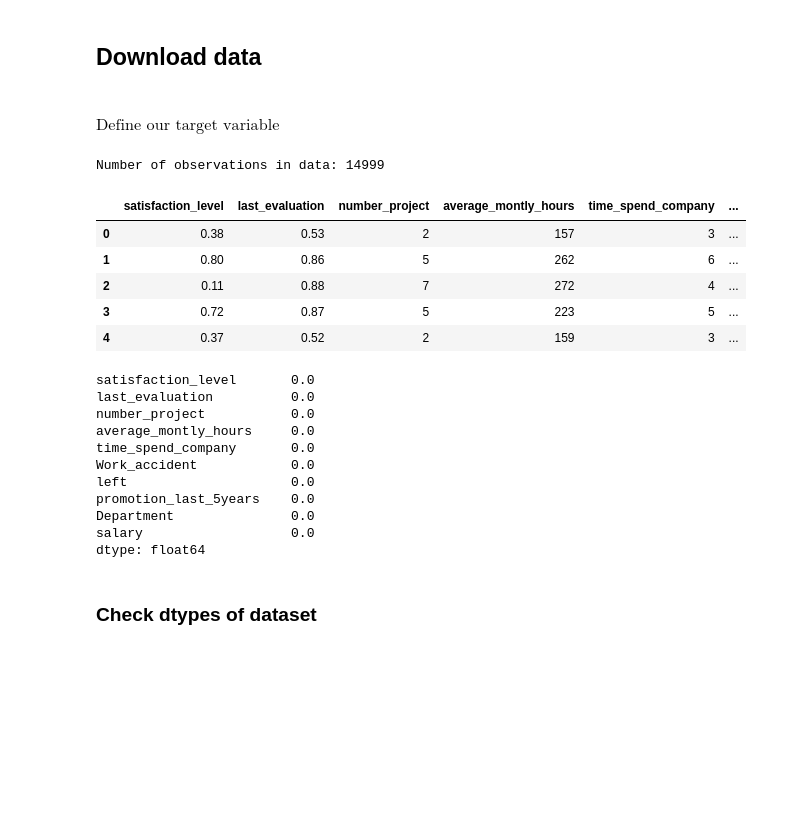
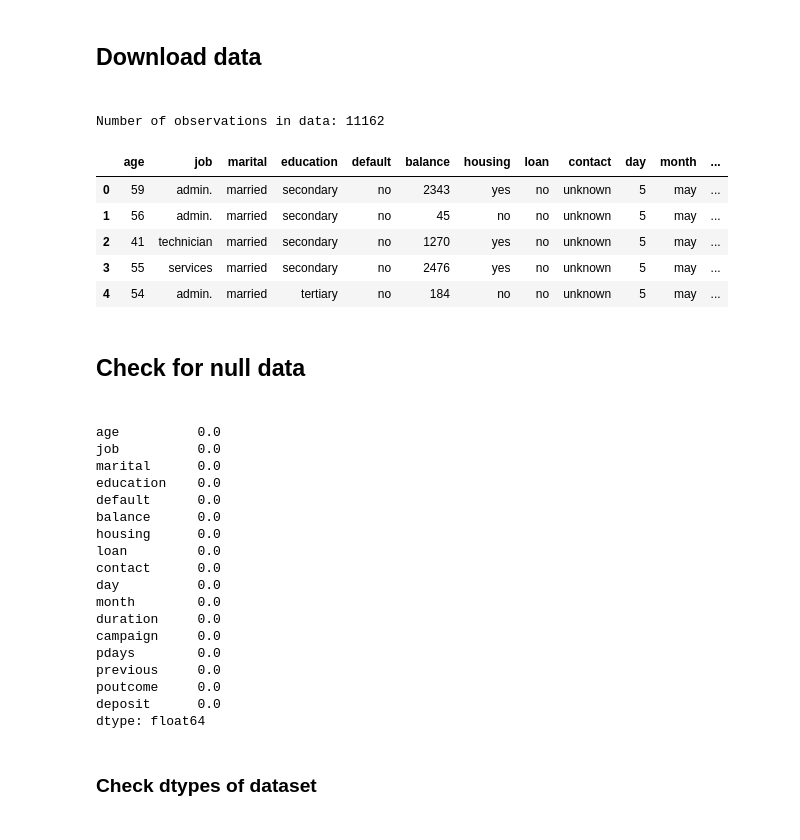
Before and after one commit to kvbiii/ML_Algorithms_from_scratch, a Jupyter notebook: Logistic_Regression/Logistic_Regression_example.ipynb, the cells around one changed output. Drawn from its saved outputs; the diff is of its cells as text; code cells hidden in the pictures; blank space fills up the shorter version.

```diff
--- a/Logistic_Regression/Logistic_Regression_example.ipynb
+++ b/Logistic_Regression/Logistic_Regression_example.ipynb
@@ -114,2 +87,0 @@ data_binary_classification = pd.read_csv('Data/HR.csv')
-# %% [markdown]
-$\text{Define our target variable}$
@@ -118,27 +88,40 @@ target_binary = "left"
+# %%
+data = pd.read_csv("Data/bank-balanced.csv")
+X = data.drop("deposit", axis=1)
+y = data["deposit"]
 # %%
-print("Number of observations in data: {}".format(len(data_binary_classification)))
-data_binary_classification.head()
+print("Number of observations in data: {}".format(len(data)))
+data.head()
 # %% [output]
-Number of observations in data: 14999
+Number of observations in data: 11162
-|  | satisfaction_level | last_evaluation | number_project | average_montly_hours | time_spend_company | ... |
-| 0 | 0.38 | 0.53 | 2 | 157 | 3 | ... |
-| 1 | 0.80 | 0.86 | 5 | 262 | 6 | ... |
-| 2 | 0.11 | 0.88 | 7 | 272 | 4 | ... |
-| 3 | 0.72 | 0.87 | 5 | 223 | 5 | ... |
-| 4 | 0.37 | 0.52 | 2 | 159 | 3 | ... |
+|  | age | job | marital | education | default | balance | housing | loan | contact | day | month | ... |
+| 0 | 59 | admin. | married | secondary | no | 2343 | yes | no | unknown | 5 | may | ... |
+| 1 | 56 | admin. | married | secondary | no | 45 | no | no | unknown | 5 | may | ... |
+| 2 | 41 | technician | married | secondary | no | 1270 | yes | no | unknown | 5 | may | ... |
+| 3 | 55 | services | married | secondary | no | 2476 | yes | no | unknown | 5 | may | ... |
+| 4 | 54 | admin. | married | tertiary | no | 184 | no | no | unknown | 5 | may | ... |
+# %% [markdown]
+<h2>Check for null data<h2>
 # %%
-data_binary_classification.isnull().sum()/len(data_binary_classification)
+data.isnull().sum()/len(data)
 # %% [output]
-satisfaction_level       0.0
-last_evaluation          0.0
-number_project           0.0
-average_montly_hours     0.0
-time_spend_company       0.0
-Work_accident            0.0
-left                     0.0
-promotion_last_5years    0.0
-Department               0.0
-salary                   0.0
+age          0.0
+job          0.0
+marital      0.0
+education    0.0
+default      0.0
+balance      0.0
+housing      0.0
+loan         0.0
+contact      0.0
+day          0.0
+month        0.0
+duration     0.0
+campaign     0.0
+pdays        0.0
+previous     0.0
+poutcome     0.0
+deposit      0.0
 dtype: float64
 # %% [markdown]
 <h3>Check dtypes of dataset<h3>
```
Also changed, not shown: parts of 73 cells of this notebook.
